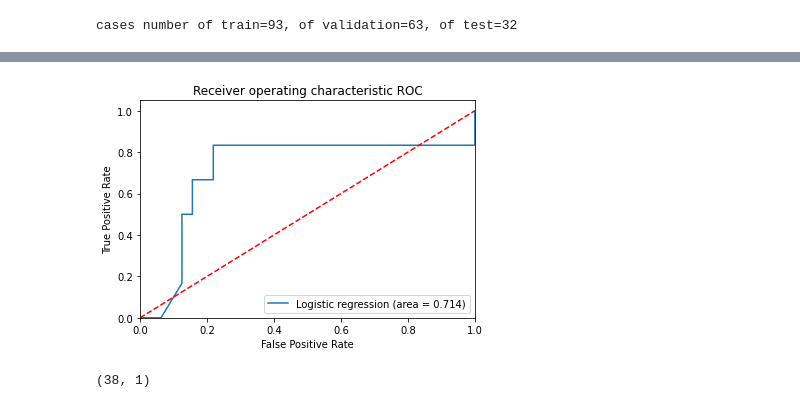
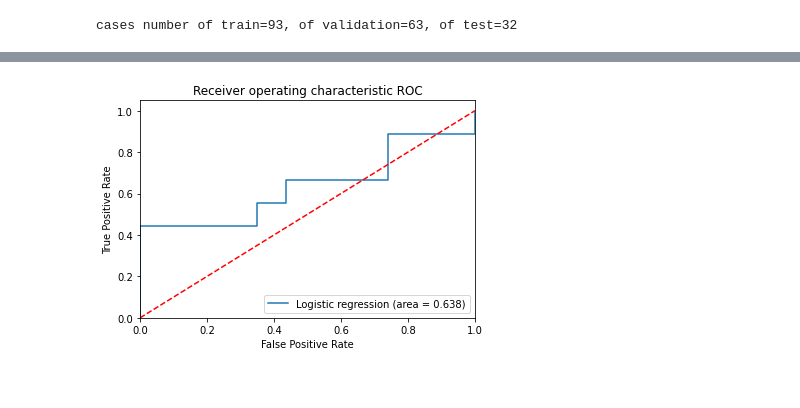
Before and after one commit to YuehMintTai/RPython, a Jupyter notebook: Class08.ipynb, the cells around one changed output, grey strips where cells are left out. Drawn from its saved outputs; the diff is of its cells as text; code cells hidden in the pictures.

```diff
--- a/Class08.ipynb
+++ b/Class08.ipynb
@@ -118,11 +131,10 @@ cases number of train=93, of validation=63, of test=32
 # %%
-##8-3 使用tensorflow+validation作模型預測...
+##8-1-1 使用Tensorflow Logistic regression ...
 import tensorflow as tf
-from sklearn.metrics import roc_auc_score
-model1=tf.keras.Sequential()
-model1.add(tf.keras.layers.Dense(1,input_dim=3,activation='sigmoid'))
-model1.compile(loss='binary_crossentropy',optimizer='adam',metrics=['accuracy',tf.keras.metrics.AUC(),tf.keras.metrics.Precision(),tf.keras.metrics.Recall()])
-model1.fit(x_train,y_train,epochs=10,batch_size=10,validation_split=0.25)
-scores=model1.evaluate(x_test,y_test)
-predicted_prob=model1.predict(x_test)
-predicted_prob
+from tensorflow.keras.layers import Dense
+from tensorflow.keras import Sequential
+from tensorflow.keras.metrics import AUC, Precision, Recall
+model1=Sequential()
+model1.add(Dense(units=1,input_dim=4,activation='sigmoid')) ###'softmax' is for multiclass outcome.
+model1.compile(loss='binary_crossentropy',optimizer='adam',metrics=['accuracy',AUC(),Precision(),Recall()])
+model1.fit(x_train, y_train, epochs=20,batch_size=10,validation_data=(x_vald,y_vald))
@@ -164,24 +164,18 @@ array([[0.06042182],
 # %%
-result=np.concatenate((y_test.to_numpy(), predicted_prob),axis=1)
+##8-1-3 繪製ROC曲線圖...
 from sklearn.metrics import roc_auc_score, roc_curve
 from matplotlib import pyplot as plt
 AUC面積=roc_auc_score(y_test, predicted_prob) ##0.6973180076628352
-
 fpr,tpr,thresholds=roc_curve(y_test,predicted_prob)
 plt.figure()
 plt.plot(fpr,tpr,label='Logistic regression (area = %0.3f)'%AUC面積)
 plt.plot([0,1],[0,1],'r--')
 plt.xlim([0.0,1.0])
 plt.ylim([0.0,1.05])
 plt.xlabel('False Positive Rate')
 plt.ylabel('True Positive Rate')
 plt.title('Receiver operating characteristic ROC')
 plt.legend(loc="lower right")
 plt.show()
 # %% [output]
-[figure, old version]
+[figure, new version]
-# %%
-y_test.to_numpy().shape
-predicted_prob.shape
-# %% [output]
-(38, 1)
```
Also changed, not shown: parts of 11 cells of this notebook.
